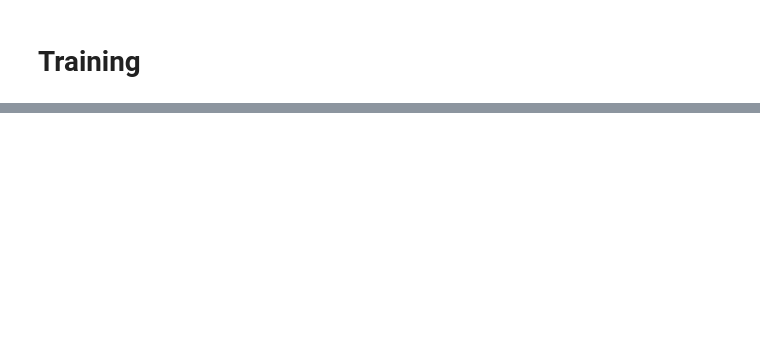
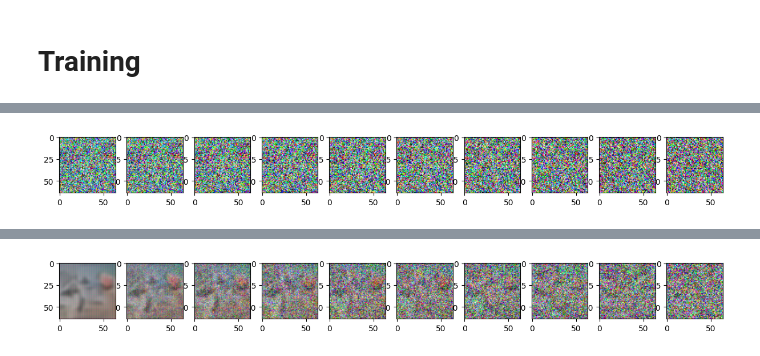
Before and after one commit to bochendong/diffusion-model, a Jupyter notebook: model.ipynb, the cells around one changed output, grey strips where cells are left out. Saved outputs shown, nothing was run; the diff lists cells and outputs as text; code cells hidden in the pictures; blank space fills up the shorter version.

```diff
--- a/model.ipynb
+++ b/model.ipynb
@@ -235,15 +256,12 @@ def sample_timestep(x, t):
     )
     sqrt_recip_alphas_t = get_index_from_list(sqrt_recip_alphas, t, x.shape)
 
-    # Call model (current image - noise prediction)
     model_mean = sqrt_recip_alphas_t * (
         x - betas_t * model(x, t) / sqrt_one_minus_alphas_cumprod_t
     )
     posterior_variance_t = get_index_from_list(posterior_variance, t, x.shape)
 
     if t == 0:
-        # As pointed out by Luis Pereira (see YouTube comment)
-        # The t's are offset from the t's in the paper
         return model_mean
     else:
         noise = torch.randn_like(x)
@@ -264,9 +282,10 @@ def sample_plot_image():
         img = sample_timestep(img, t)
         # Edit: This is to maintain the natural range of the distribution
         img = torch.clamp(img, -1.0, 1.0)
+
         if i % stepsize == 0:
             plt.subplot(1, num_images, int(i/stepsize)+1)
-            show_tensor_image(img.detach().cpu())
+            show_img(img.detach().cpu()[0])
     plt.show()
 # %%
 from torch.optim import Adam
@@ -277,7 +296,7 @@ optimizer = Adam(model.parameters(), lr=0.001)
 epochs = 100 # Try more!
 
 for epoch in range(epochs):
-    for step, batch in enumerate(dataloader):
+    for step, batch in enumerate(train_loader):
       optimizer.zero_grad()
 
       t = torch.randint(0, T, (BATCH_SIZE,), device=device).long()
@@ -294,3 +313,4 @@ for epoch in range(epochs):
       if epoch % 5 == 0 and step == 0:
         print(f"Epoch {epoch} | step {step:03d} Loss: {loss.item()} ")
         sample_plot_image()
+# %% [output]
@@ -296,0 +318 @@ for epoch in range(epochs):
+[figure, added]
@@ -296,0 +320 @@ for epoch in range(epochs):
+[figure, added]
```
Also changed, not shown: parts of 5 cells of this notebook.
